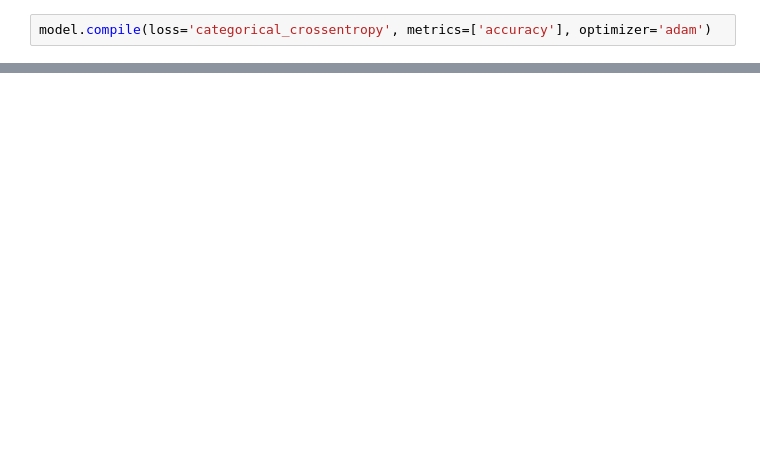
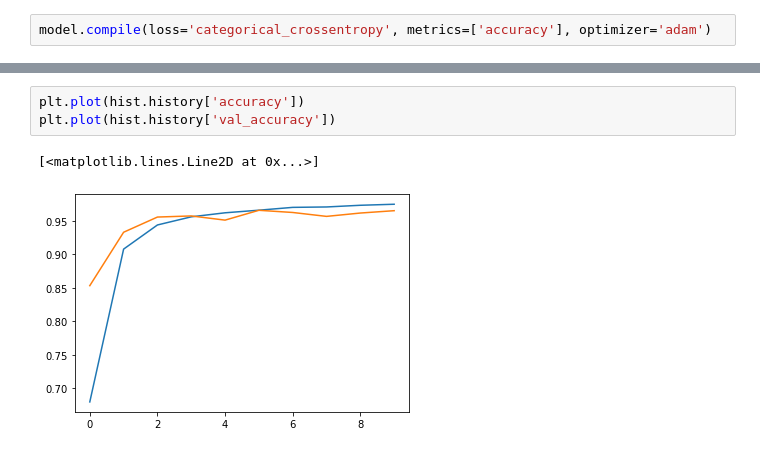
Before and after one commit to doyeon0139/JupyterNotebook, a Jupyter notebook: deep/cnn_mnist_cnn.ipynb, the cells around one changed output, grey strips where cells are left out. Cells and saved outputs as stored; diff of their text form; blank space fills up the shorter version.

```diff
--- a/deep/cnn_mnist_cnn.ipynb
+++ b/deep/cnn_mnist_cnn.ipynb
@@ -191 +190,7 @@ Epoch 10/10
 <keras.callbacks.History at 0x...>
+# %%
+plt.plot(hist.history['accuracy'])
+plt.plot(hist.history['val_accuracy'])
+# %% [output]
+[<matplotlib.lines.Line2D at 0x...>]
+[figure, added]
```
Also changed, not shown: parts of 9 cells of this notebook, 4 other files.
